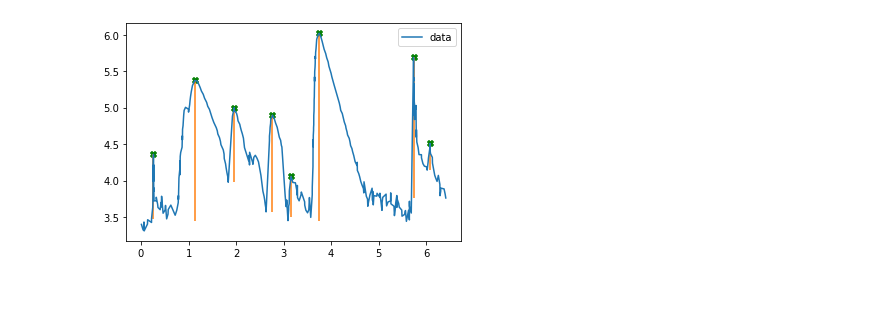
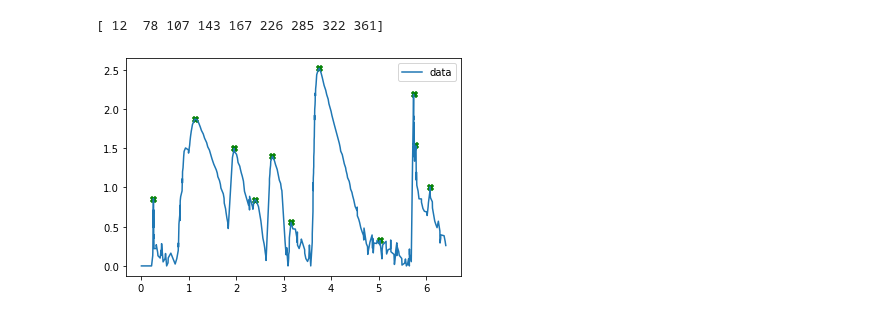
Before and after one commit to MeighenBergerS/fourth_day, a Jupyter notebook: probabilistic_modelling/probabilistic_comp_strawb_v2.ipynb, the cells around one changed output. Cells and saved outputs as stored; diff of their text form; code cells hidden in the pictures.

```diff
--- a/probabilistic_modelling/probabilistic_comp_strawb_v2.ipynb
+++ b/probabilistic_modelling/probabilistic_comp_strawb_v2.ipynb
@@ -308,17 +300,27 @@ PMT_sorted = PMT_measurements[PMT_measurements[:, 0].argsort()]
 # %%
 xdat = (PMT_sorted[:, 0][:380] - 30.)
 ydat = smooth(np.log10(PMT_sorted[:, 1][:380]) - 0., 1)
-ydat[ydat < 0.] = 0.
+ydat[ydat < 3.5] = 3.5
+ydat = ydat - 3.5
+# %%
+# Found
+peaks_found, properties = find_peaks(ydat, height=0.2, width=4)
+results_full  = peak_widths(xdat, peaks_found, rel_height=1.)
+print(peaks_found)
+# Manual
+peaks = np.insert(peaks_found, [3, 8], [125, 335])
+# %% [output]
+[ 12  78 107 143 167 226 285 322 361]
 # %%
+# Find peaks
 # Data
 plt.plot(xdat, ydat, label='data')
 # Peaks
-peaks, properties = find_peaks(ydat, height=3.9, width=3)
 plt.scatter(xdat[peaks], ydat[peaks], marker='X', color='g')
-plt.vlines(x=xdat[peaks], ymin=ydat[peaks] - properties["prominences"],
-           ymax = ydat[peaks], color = "C1")
+# plt.vlines(x=xdat[peaks], ymin=ydat[peaks] - properties["prominences"],
+#            ymax = ydat[peaks], color = "C1")
 plt.legend(loc='upper right')
 # plt.xlim(0., 1)
 plt.show()
 # %% [output]
-[figure, old version]
+[figure, new version]
```
Also changed, not shown: parts of 8 cells of this notebook.
